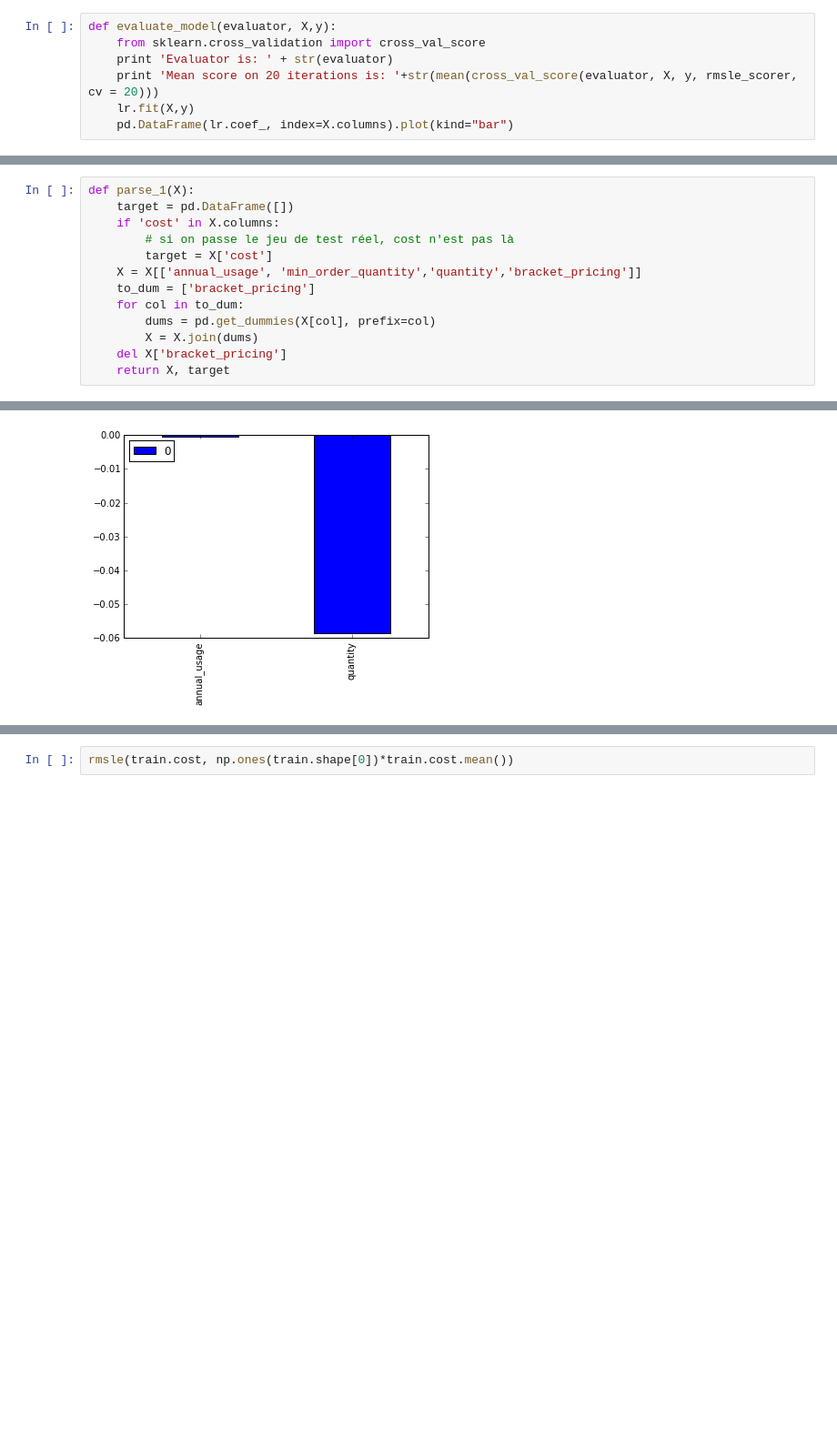
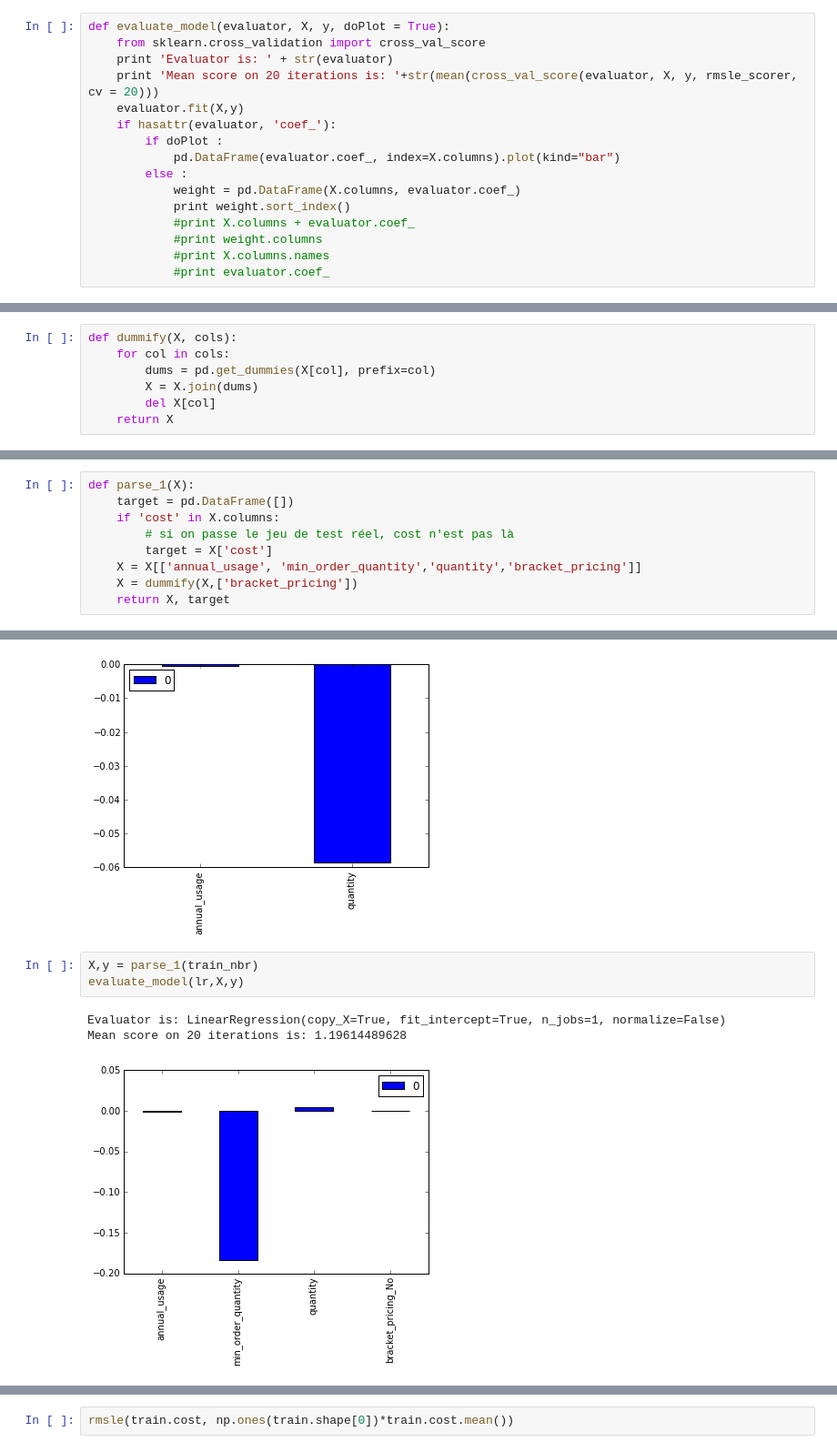
Before and after one commit to cphantrong/k-cat, a Jupyter notebook: Caterpillar.ipynb, the cells around one changed output, grey strips where cells are left out. Shown at 91% size. Cells and saved outputs as stored; diff of their text form; blank space fills up the shorter version.

```diff
--- a/Caterpillar.ipynb
+++ b/Caterpillar.ipynb
@@ -29,10 +29,19 @@ Cette fonction
 # %%
-def evaluate_model(evaluator, X,y):
+def evaluate_model(evaluator, X, y, doPlot = True):
     from sklearn.cross_validation import cross_val_score
     print 'Evaluator is: ' + str(evaluator)
     print 'Mean score on 20 iterations is: '+str(mean(cross_val_score(evaluator, X, y, rmsle_scorer, cv = 20)))
-    lr.fit(X,y)
-    pd.DataFrame(lr.coef_, index=X.columns).plot(kind="bar")
+    evaluator.fit(X,y)
+    if hasattr(evaluator, 'coef_'):
+        if doPlot :
+            pd.DataFrame(evaluator.coef_, index=X.columns).plot(kind="bar")
+        else :
+            weight = pd.DataFrame(X.columns, evaluator.coef_)
+            print weight.sort_index()
+            #print X.columns + evaluator.coef_
+            #print weight.columns
+            #print X.columns.names
+            #print evaluator.coef_
 # %% [markdown]
 ## Génération du fichier de Soumission
 Cette fonction génére le fichier au format attendu en enlevant les valeurs négatives.
@@ -76,3 +139,10 @@ def submitForCaterpillar(X,y):
+# %%
+def dummify(X, cols):
+    for col in cols:
+        dums = pd.get_dummies(X[col], prefix=col)
+        X = X.join(dums)
+        del X[col]
+    return X
 # %% [markdown]
 # Caterpillar
 ## Read train data set
@@ -148,11 +234,7 @@ def parse_1(X):
         # si on passe le jeu de test réel, cost n'est pas là
         target = X['cost']
     X = X[['annual_usage', 'min_order_quantity','quantity','bracket_pricing']]
-    to_dum = ['bracket_pricing']
-    for col in to_dum:
-        dums = pd.get_dummies(X[col], prefix=col)
-        X = X.join(dums)
-    del X['bracket_pricing']
+    X = dummify(X,['bracket_pricing'])
     return X, target
 # %%
 X,y = parse_1(train.copy())
@@ -214,4 +296,11 @@ evaluate_model(lr,X,y)
 Evaluator is: LinearRegression(copy_X=True, fit_intercept=True, n_jobs=1, normalize=False)
 Mean score on 20 iterations is: 0.910097688146
 [figure]
+# %%
+X,y = parse_1(train_nbr)
+evaluate_model(lr,X,y)
+# %% [output]
+Evaluator is: LinearRegression(copy_X=True, fit_intercept=True, n_jobs=1, normalize=False)
+Mean score on 20 iterations is: 1.19614489628
+[figure, added]
 # %%
```
Also changed, not shown: parts of 44 cells of this notebook.
